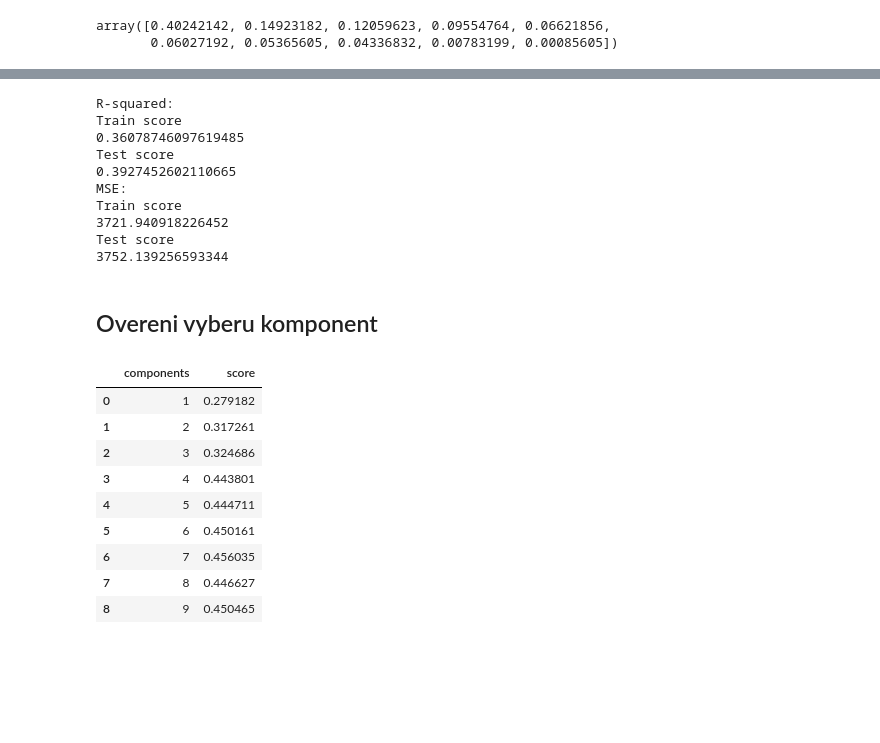
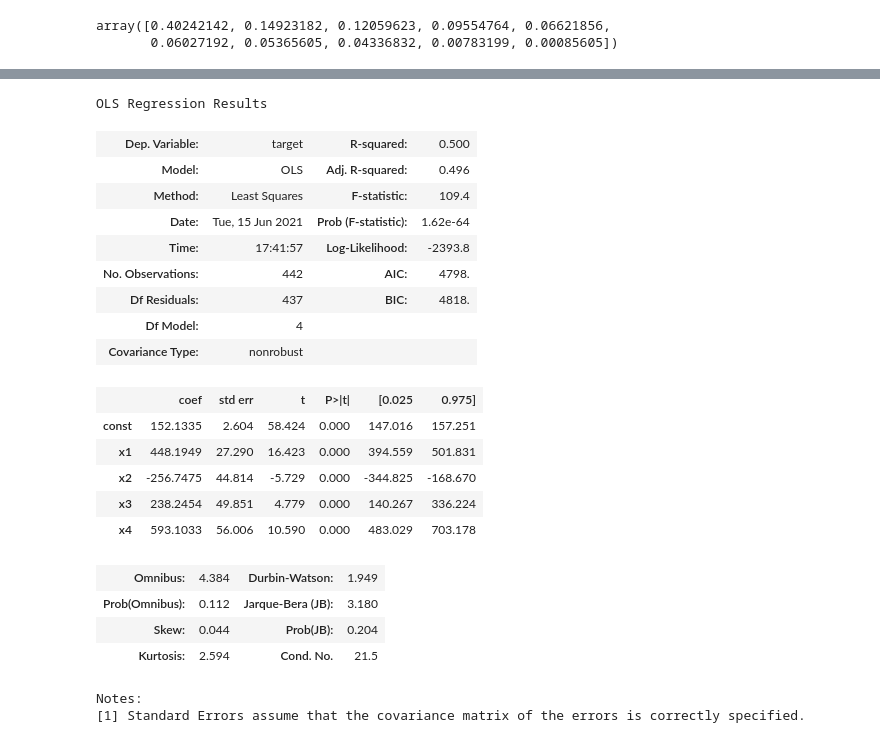
Before and after one commit to mikulatomas/statistics, a Jupyter notebook: regression/7_pca_regression.ipynb, the cells around one changed output, grey strips where cells are left out. Saved outputs shown, nothing was run; the diff lists cells and outputs as text; code cells hidden in the pictures; blank space fills up the shorter version.

```diff
--- a/regression/7_pca_regression.ipynb
+++ b/regression/7_pca_regression.ipynb
@@ -24,0 +16,2 @@ features = train_X.columns
+# %%
+original_X, original_y, train_X, train_y, test_X, test_y = diabetes_data()
@@ -48,3 +45,8 @@ px.scatter_3d(transformed_df, x='x', y='y', z='z',
+# %%
+pca = PCA(n_components=4)
+pca = pca.fit(original_X)
+# %%
+transformed_original_X = pca.transform(original_X)
 # %%
 cross_val_score(LinearRegression(), transformed_original_X, original_y).mean()
 # %% [output]
@@ -55,38 +54,32 @@ model = model.fit(transformed_train_X, train_y)
-# %%
-model_performance(model, transformed_train_X, train_y, transformed_test_X, test_y)
-# %% [output]
-R-squared:
-Train score
-0.36078746097619485
-Test score
-0.3927452602110665
-MSE:
-Train score
-3721.940918226452
-Test score
-3752.139256593344
-# %% [markdown]
-## Overeni vyberu komponent
-# %%
-scores = []
-components = []
-for i in range(1, len(df_train.columns) - 1):
-    pca = PCA(n_components=i)
-    pca = pca.fit(original_X)
-    transformed_train_X = pca.transform(train_X)
-    transformed_test_X = pca.transform(test_X)
-    components.append(i)
-    scores.append(cross_val_score(LinearRegression(), transformed_train_X, train_y).mean())
-
-pd.DataFrame(zip(components, scores), columns=['components', 'score'])
-# %% [output]
-|  | components | score |
-| 0 | 1 | 0.279182 |
-| 1 | 2 | 0.317261 |
-| 2 | 3 | 0.324686 |
-| 3 | 4 | 0.443801 |
-| 4 | 5 | 0.444711 |
-| 5 | 6 | 0.450161 |
-| 6 | 7 | 0.456035 |
-| 7 | 8 | 0.446627 |
-| 8 | 9 | 0.450465 |
+# %%
+# add constant, since statsmodels does not add it by defaul
+transformed_original_X_const = sm.add_constant(transformed_original_X)
+model = sm.OLS(original_y, transformed_original_X_const)
+
+# fit model
+result = model.fit()
+# %%
+result.summary()
+# %% [output]
+OLS Regression Results
+| Dep. Variable: | target | R-squared: | 0.500 |
+| Model: | OLS | Adj. R-squared: | 0.496 |
+| Method: | Least Squares | F-statistic: | 109.4 |
+| Date: | Tue, 15 Jun 2021 | Prob (F-statistic): | 1.62e-64 |
+| Time: | 17:41:57 | Log-Likelihood: | -2393.8 |
+| No. Observations: | 442 | AIC: | 4798. |
+| Df Residuals: | 437 | BIC: | 4818. |
+| Df Model: | 4 |  |  |
+| Covariance Type: | nonrobust |  |  |
+|  | coef | std err | t | P>|t| | [0.025 | 0.975] |
+| const | 152.1335 | 2.604 | 58.424 | 0.000 | 147.016 | 157.251 |
+| x1 | 448.1949 | 27.290 | 16.423 | 0.000 | 394.559 | 501.831 |
+| x2 | -256.7475 | 44.814 | -5.729 | 0.000 | -344.825 | -168.670 |
+| x3 | 238.2454 | 49.851 | 4.779 | 0.000 | 140.267 | 336.224 |
+| x4 | 593.1033 | 56.006 | 10.590 | 0.000 | 483.029 | 703.178 |
+| Omnibus: | 4.384 | Durbin-Watson: | 1.949 |
+| Prob(Omnibus): | 0.112 | Jarque-Bera (JB): | 3.180 |
+| Skew: | 0.044 | Prob(JB): | 0.204 |
+| Kurtosis: | 2.594 | Cond. No. | 21.5 |
+Notes:
+[1] Standard Errors assume that the covariance matrix of the errors is correctly specified.
```
Also changed, not shown: parts of 14 cells of this notebook.
